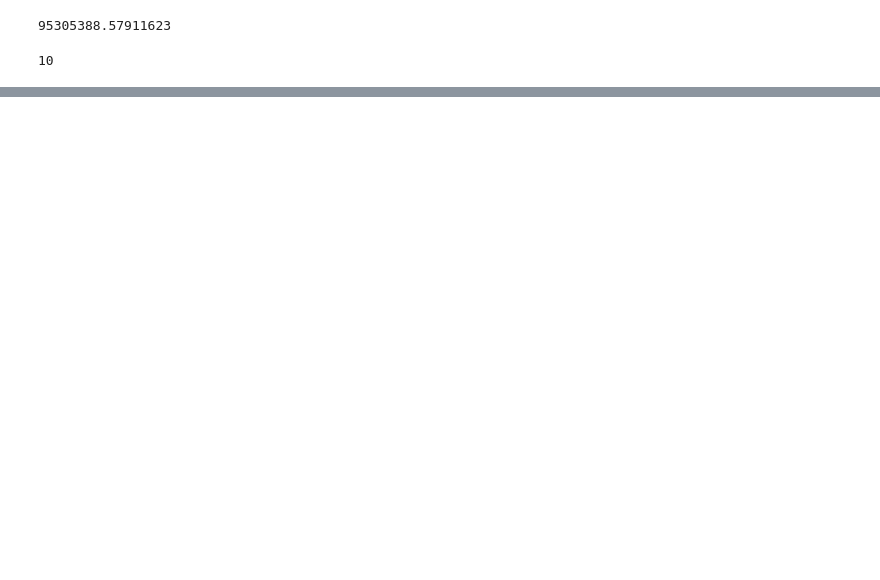
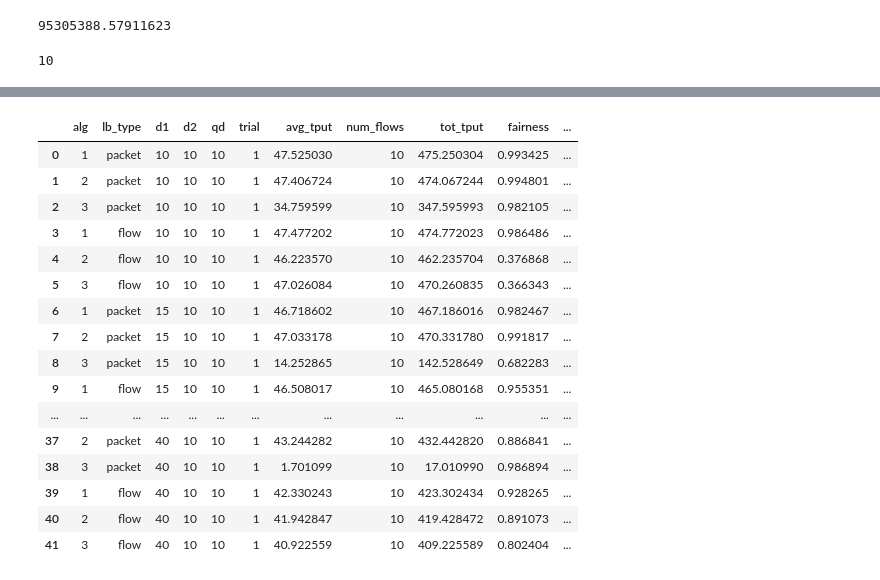
Before and after one commit to ufukusubutun/multipath-reordering, a Jupyter notebook: fabric_exp.ipynb, the cells around one changed output, grey strips where cells are left out. Drawn from its saved outputs; the diff is of its cells as text; code cells hidden in the pictures; blank space fills up the shorter version.

```diff
--- a/fabric_exp.ipynb
+++ b/fabric_exp.ipynb
@@ -865,0 +1254,33 @@ data['end']['sum_received']['bits_per_second']
+# %%
+
+# open a file, where you stored the pickled data
+#file = open('data-1-16-2025-pastmidnight.pkl', 'rb')
+#file = open('data-1-17-2025-presday-exploration.pkl', 'rb')
+file = open('data-1-17-2025-presday-big-auto.pkl', 'rb')
+
+
+# dump information to that file
+datadata = pickle.load(file)
+
+# close the file
+file.close()
+
+datadata
+# %% [output]
+|  | alg | lb_type | d1 | d2 | qd | trial | avg_tput | num_flows | tot_tput | fairness | ... |
+| 0 | 1 | packet | 10 | 10 | 10 | 1 | 47.525030 | 10 | 475.250304 | 0.993425 | ... |
+| 1 | 2 | packet | 10 | 10 | 10 | 1 | 47.406724 | 10 | 474.067244 | 0.994801 | ... |
+| 2 | 3 | packet | 10 | 10 | 10 | 1 | 34.759599 | 10 | 347.595993 | 0.982105 | ... |
+| 3 | 1 | flow | 10 | 10 | 10 | 1 | 47.477202 | 10 | 474.772023 | 0.986486 | ... |
+| 4 | 2 | flow | 10 | 10 | 10 | 1 | 46.223570 | 10 | 462.235704 | 0.376868 | ... |
+| 5 | 3 | flow | 10 | 10 | 10 | 1 | 47.026084 | 10 | 470.260835 | 0.366343 | ... |
+| 6 | 1 | packet | 15 | 10 | 10 | 1 | 46.718602 | 10 | 467.186016 | 0.982467 | ... |
+| 7 | 2 | packet | 15 | 10 | 10 | 1 | 47.033178 | 10 | 470.331780 | 0.991817 | ... |
+| 8 | 3 | packet | 15 | 10 | 10 | 1 | 14.252865 | 10 | 142.528649 | 0.682283 | ... |
+| 9 | 1 | flow | 15 | 10 | 10 | 1 | 46.508017 | 10 | 465.080168 | 0.955351 | ... |
+| ... | ... | ... | ... | ... | ... | ... | ... | ... | ... | ... | ... |
+| 37 | 2 | packet | 40 | 10 | 10 | 1 | 43.244282 | 10 | 432.442820 | 0.886841 | ... |
+| 38 | 3 | packet | 40 | 10 | 10 | 1 | 1.701099 | 10 | 17.010990 | 0.986894 | ... |
+| 39 | 1 | flow | 40 | 10 | 10 | 1 | 42.330243 | 10 | 423.302434 | 0.928265 | ... |
+| 40 | 2 | flow | 40 | 10 | 10 | 1 | 41.942847 | 10 | 419.428472 | 0.891073 | ... |
+| 41 | 3 | flow | 40 | 10 | 10 | 1 | 40.922559 | 10 | 409.225589 | 0.802404 | ... |
```
Also changed, not shown: parts of 19 cells of this notebook.
